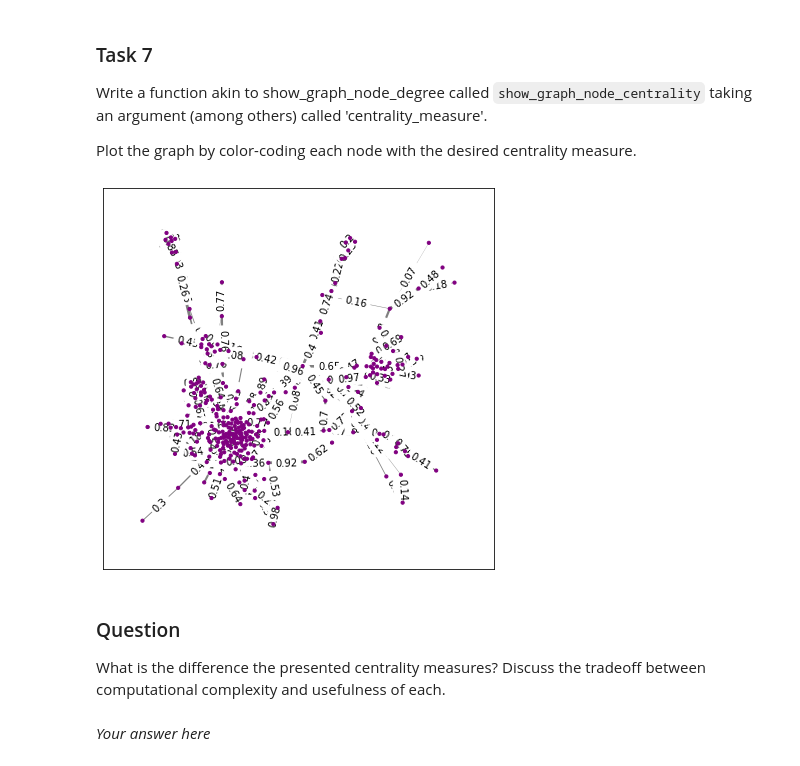
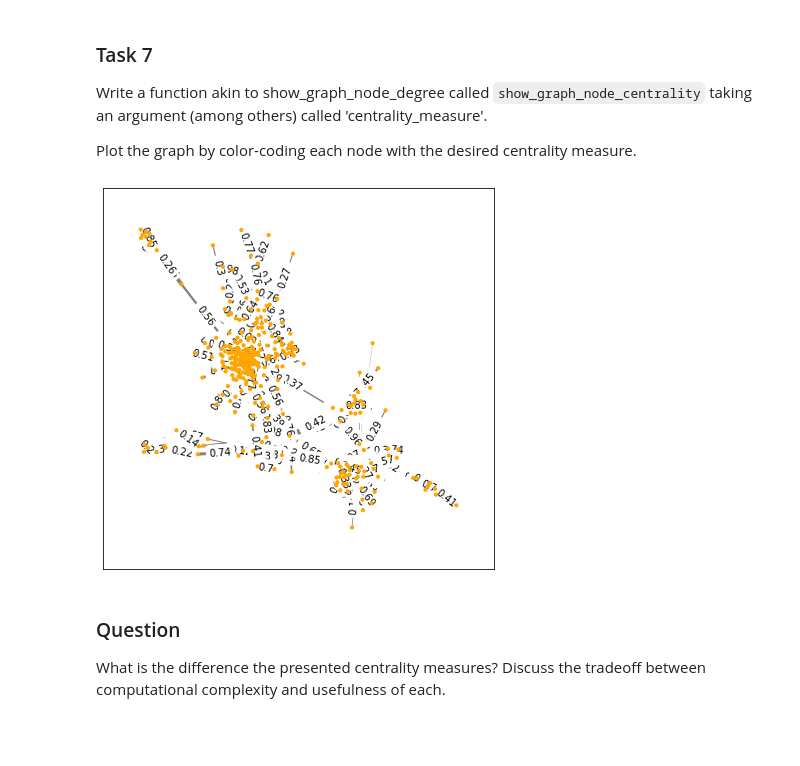
Before and after one commit to yossigijrath/Social-web, a Jupyter notebook: a3_network.ipynb, the cells around one changed output. Saved outputs shown, nothing was run; the diff lists cells and outputs as text; code cells hidden in the pictures; blank space fills up the shorter version.

```diff
--- a/a3_network.ipynb
+++ b/a3_network.ipynb
@@ -797,7 +797,7 @@ def show_graph_node_centrality(graph, centrality_measure, show_edge_attribute=Tr
 
     # if the node has the attribute group1
         if centrality_measure == 'betweenness':
-            node_color.append('blue')
+            node_color.append('orange')
 
         if centrality_measure == 'closeness':
             node_color.append('red')
@@ -838,11 +838,9 @@ def show_graph_node_centrality(graph, centrality_measure, show_edge_attribute=Tr
 
     # Repeat the usual steps, but consider user input for 'centrality_measure' to color-code each node.
 # %%
-show_graph_node_centrality(sG, 'degree')
+show_graph_node_centrality(sG, 'betweenness')
 # %% [output]
-[figure, old version]
+[figure, new version]
 # %% [markdown]
 ### Question
 What is the difference the presented centrality measures? Discuss the tradeoff between computational complexity and usefulness of each.
-# %% [markdown]
-*Your answer here*
```
Also changed, not shown: parts of 1 cell of this notebook.
